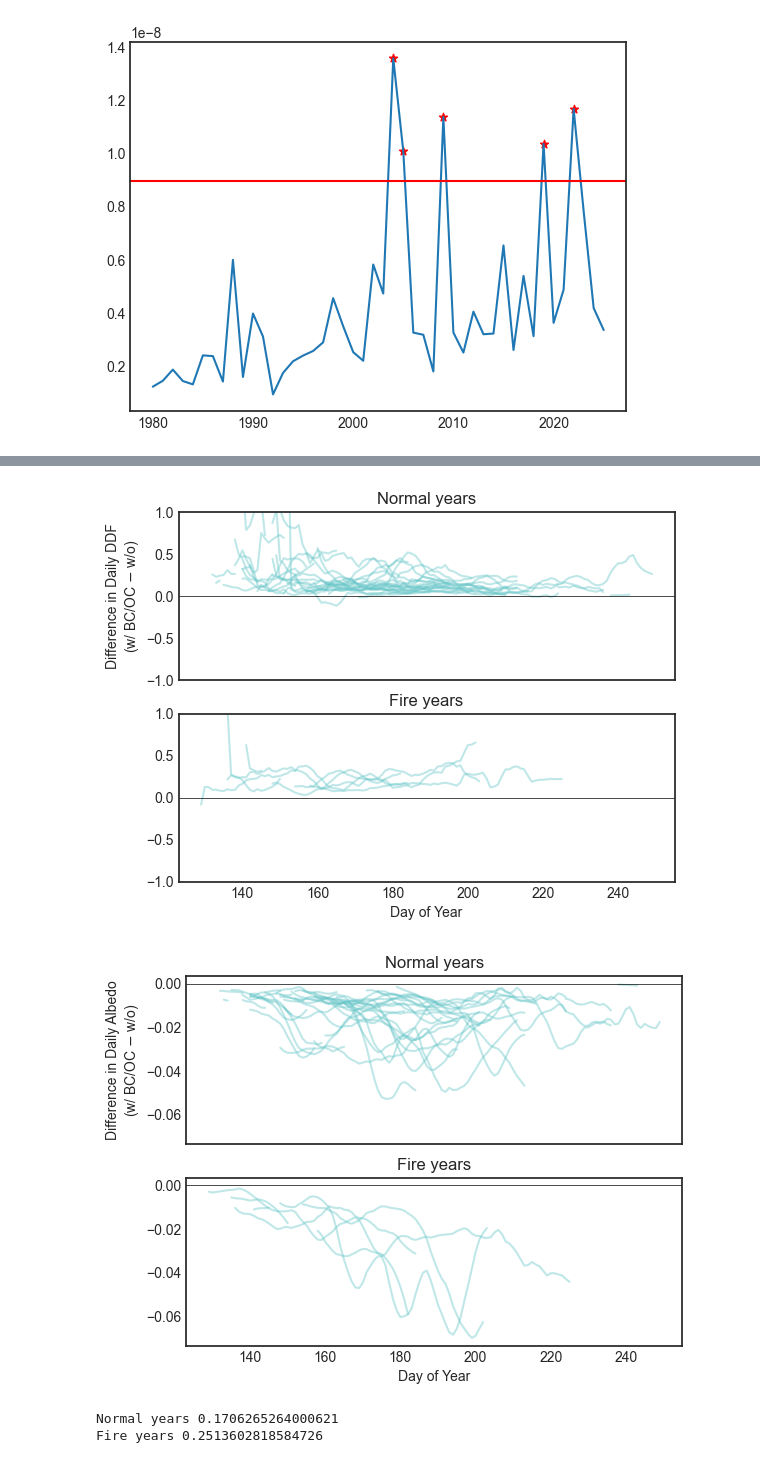
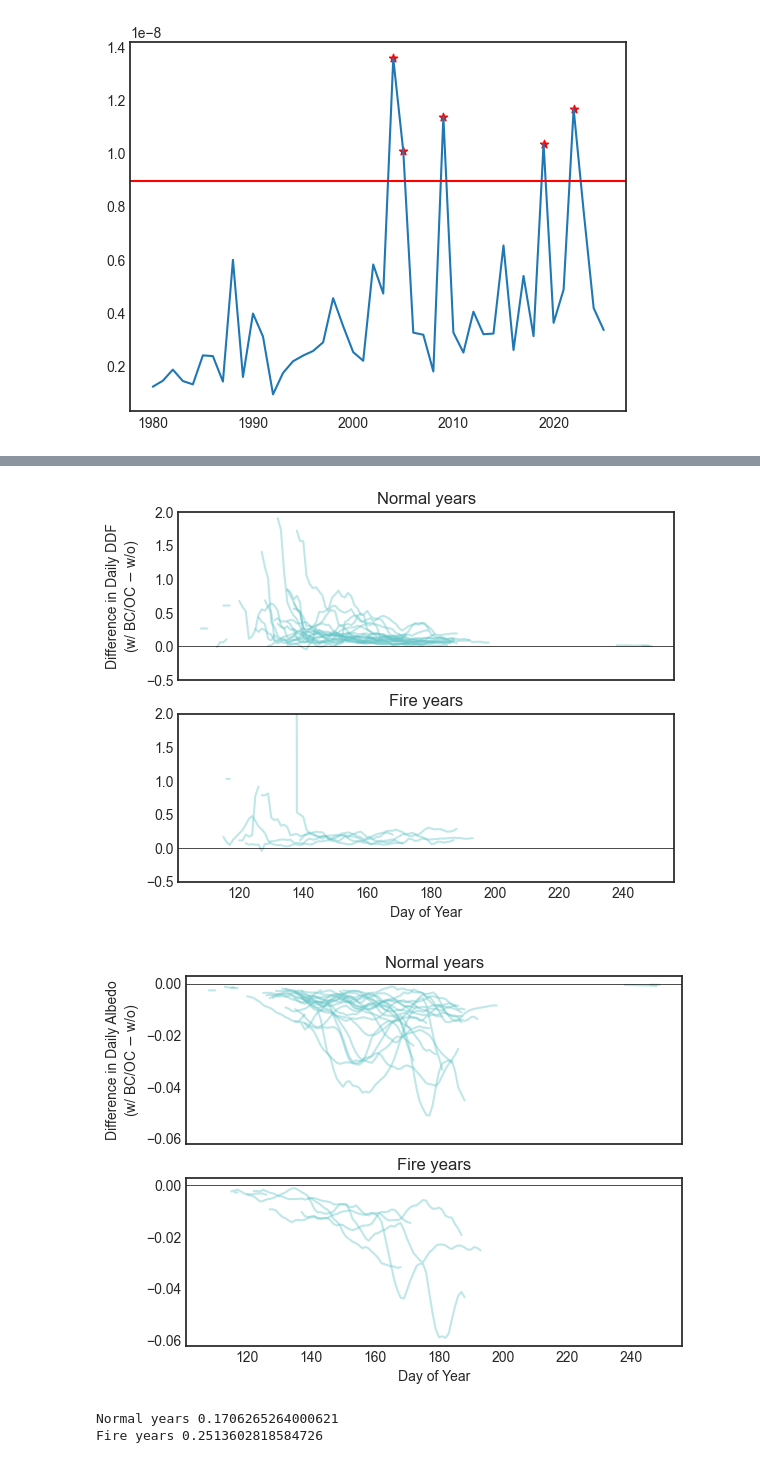
Before and after one commit to clairevwilson/PEBSI, a Jupyter notebook: ddf_proj.ipynb, the cells around one changed output, grey strips where cells are left out. Saved outputs shown, nothing was run; the diff lists cells and outputs as text; code cells hidden in the pictures.

```diff
--- a/ddf_proj.ipynb
+++ b/ddf_proj.ipynb
@@ -166,7 +166,7 @@ plt.show()
 for plot_type in ['difference', ]: # 'values',
     fig_ddf, axes_ddf = plt.subplots(2, sharex=True, sharey=True)
     fig_albedo, axes_albedo = plt.subplots(2, sharex=True, sharey=True)
-    for s, site in enumerate(['B']): # ,'B','D','Z'
+    for s, site in enumerate(['AU','B','D']): # ,'B','D','Z'
         cc = colors[s]
         ds_base = xr.open_dataset(base_fp + f'gulkana{site}_2026_02_03_base_long_0.nc')
         ds_noBCOC = xr.open_dataset(base_fp + f'gulkana{site}_2026_02_03_noBCOC_long_0.nc')
@@ -237,9 +237,13 @@ for plot_type in ['difference', ]: # 'values',
                 all_albedo = xr.concat(albedo_list, dim="time")
 
                 # group by DOY (no rolling yet)
-                snow_DOY = all_snow.groupby("time.dayofyear").mean()
-                ice_DOY = all_ice.groupby("time.dayofyear").mean()
-                albedo_DOY = all_albedo.groupby("time.dayofyear").mean()
+                min_years = 5 if 'Normal' in label else 2
+                snow_mask = (all_snow.groupby("time.dayofyear").count()) >= min_years
+                snow_DOY = all_snow.groupby("time.dayofyear").mean().where(snow_mask)
+                ice_mask = (all_ice.groupby("time.dayofyear").count()) >= min_years
+                ice_DOY = all_ice.groupby("time.dayofyear").mean().where(ice_mask)
+                albedo_mask = (all_albedo.groupby("time.dayofyear").count()) >= min_years
+                albedo_DOY = all_albedo.groupby("time.dayofyear").mean().where(albedo_mask)
 
                 results[dataset] = {
                     "snow": snow_DOY,
@@ -253,14 +257,14 @@ for plot_type in ['difference', ]: # 'values',
             # ---------------------------------------------------------
 
             # print(site,results['wBCOC']['snow_all'].time.values[np.where(results['wBCOC']['snow'] - results['base']['snow'] < 0)[0]])
-            snow_diff = (results['wBCOC']['snow'] - results['base']['snow']).rolling(dayofyear=7, center=True).mean()
-            ice_diff = (results['wBCOC']['ice'] - results['base']['ice']).rolling(dayofyear=7, center=True).mean()
-            albedo_diff = (results['wBCOC']['albedo'] - results['base']['albedo']).rolling(dayofyear=7, center=True).mean()
+            snow_diff = (results['wBCOC']['snow'] - results['base']['snow']).rolling(dayofyear=7, center=True, min_periods=5).median()
+            ice_diff = (results['wBCOC']['ice'] - results['base']['ice']).rolling(dayofyear=7, center=True, min_periods=5).median()
+            albedo_diff = (results['wBCOC']['albedo'] - results['base']['albedo']).rolling(dayofyear=7, center=True, min_periods=5).median()
 
             # extract x/y for plotting
             x_snow = snow_diff['dayofyear'].values
             y_snow = snow_diff.values
-            print('snow difference in', label, f'    mean: {np.nanmean(y_snow):.3f}     median: {np.nanmedian(y_snow):.3f}')
+            print(site,'snow difference in', label, f'    mean: {np.nanmean(y_snow):.3f}     median: {np.nanmedian(y_snow):.3f}')
 
             x_ice = ice_diff['dayofyear'].values
             y_ice = ice_diff.values
@@ -282,6 +286,8 @@ for plot_type in ['difference', ]: # 'values',
 
             axd.set_title(label)
             axa.set_title(label)
+            axa.tick_params(length=5)
+            axd.tick_params(length=5)
 
 
     axd.set_xlabel("Day of Year")
@@ -294,7 +300,7 @@ for plot_type in ['difference', ]: # 'values',
         axd.plot(np.nan, np.nan, color='gray', linestyle='-', label='With BC/OC')
         axd.plot(np.nan, np.nan, color='gray', linestyle='--', label='No BC/OC')
     axd.legend()
-    axd.set_ylim(-1,1)
+    axd.set_ylim(-0.5,1)
 
     ylabel = 'Daily albedo' if plot_type != 'difference' else 'Difference in Daily Albedo\n(w/ BC/OC $-$ w/o)'
     axa.set_ylabel(ylabel)
@@ -315,7 +325,7 @@ for plot_type in ['difference']:  # or 'values'
     fig_ddf, axes_ddf = plt.subplots(2, sharex=True, sharey=True)
     fig_albedo, axes_albedo = plt.subplots(2, sharex=True, sharey=True)
 
-    for s, site in enumerate(['B']):   # ,'B','D','Z'
+    for s, site in enumerate(['AU']):   # ,'B','D','Z'
         cc = colors[s]
 
         ds_base = xr.open_dataset(base_fp + f'gulkana{site}_2026_02_03_base_long_0.nc')
@@ -352,6 +362,7 @@ for plot_type in ['difference']:  # or 'values'
                         .resample(time='1D')
                         .min()
                     )
+
                     layertype_min = (
                         subset['layertype'].isel(layer=0)
                         .resample(time='1D')
@@ -377,43 +388,44 @@ for plot_type in ['difference']:  # or 'values'
                 # compute differences PER YEAR (wBCOC − base)
                 # ---------------------------------------------------------
                 snow_diff = (per_dataset['wBCOC']['snow'] -
-                             per_dataset['base']['snow']).rolling(time=7, center=True).mean()
+                             per_dataset['base']['snow']).rolling(time=7, center=True, min_periods=5).mean()
 
                 ice_diff = (per_dataset['wBCOC']['ice'] -
-                            per_dataset['base']['ice']).rolling(time=7, center=True).mean()
+                            per_dataset['base']['ice']).rolling(time=7, center=True, min_periods=5).mean()
 
                 albedo_diff = (per_dataset['wBCOC']['albedo'] -
-                               per_dataset['base']['albedo']).rolling(time=7, center=True).mean()
+                               per_dataset['base']['albedo']).rolling(time=7, center=True, min_periods=5).mean()
 
                 # x-axis = DOY
                 doy = snow_diff['time'].dt.dayofyear
 
                 # ---------------------------------------------------------
                 # Plot each year as its own line
                 # ---------------------------------------------------------
                 if plot_type == 'difference':
                     axd.plot(doy, snow_diff, color=cc, alpha=0.4, label=str(year))
                     axa.plot(doy, albedo_diff, color=cc, alpha=0.4, label=str(year))
+                    # axd.text(doy[~np.isnan(snow_diff)][0], snow_diff[~np.isnan(snow_diff)][0],str(year))
 
             axd.axhline(0, color='k', linewidth=0.5)
             axa.axhline(0, color='k', linewidth=0.5)
             axd.set_title(label)
             axa.set_title(label)
 
     axd.set_xlabel("Day of Year")
     axa.set_xlabel("Day of Year")
 
     ylabel = 'Difference in Daily DDF\n(w/ BC/OC $-$ w/o)'
     axes_ddf[0].set_ylabel(ylabel)
-    axd.set_ylim(-1, 1)
+    axd.set_ylim(-0.5,2)
 
     ylabel = 'Difference in Daily Albedo\n(w/ BC/OC $-$ w/o)'
     axes_albedo[0].set_ylabel(ylabel)
 
     plt.show()
 # %% [output]
-[figure, old version]
+[figure, new version]
-[figure, old version]
+[figure, new version]
 # %%
 plot_type = 'difference'
 fig, axes = plt.subplots(2, sharex=True, sharey=True)
```
Also changed, not shown: parts of 1 cell of this notebook, 1 other file.
